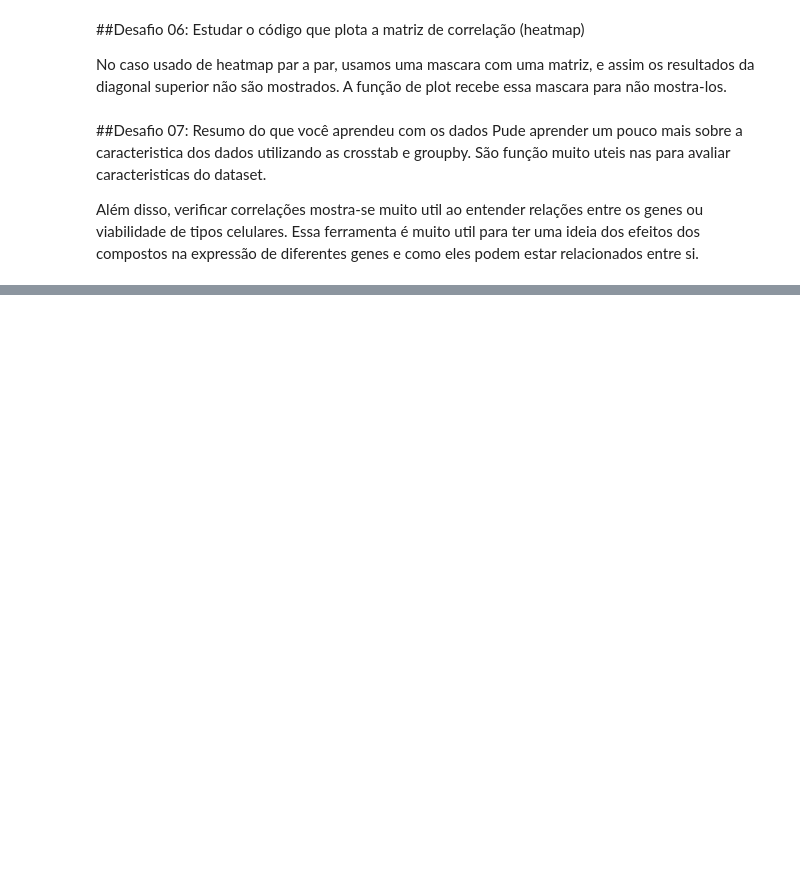
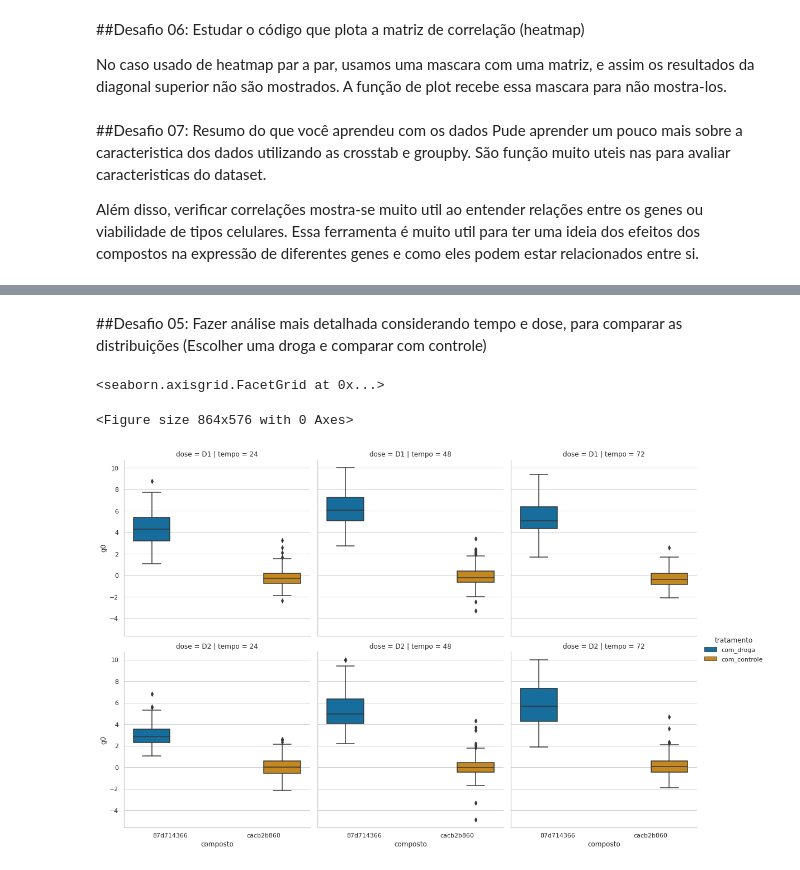
Before and after one commit to GoularteVinicius/ImersaoDadosAlura, a Jupyter notebook: Desafios_Imersão_Dados.ipynb, the cells around one changed output, grey strips where cells are left out. Saved outputs shown, nothing was run; the diff lists cells and outputs as text; code cells hidden in the pictures; blank space fills up the shorter version.

```diff
--- a/Desafios_Imersão_Dados.ipynb
+++ b/Desafios_Imersão_Dados.ipynb
@@ -495,0 +511,5 @@ Além disso, verificar correlações mostra-se muito util ao entender relações
+# %%
+dados_resultados['n_moa'] = dados_resultados.drop('id', axis=1).sum(axis=1)
+# %%
+dados_resultados['ativo_moa'] = (dados_resultados['n_moa'] != 0)
+dados_resultados.head()
@@ -495,0 +524,3 @@ Além disso, verificar correlações mostra-se muito util ao entender relações
+# %%
+ dados_combinados = pd.merge(dados, dados_resultados[['id','n_moa', 'ativo_moa']], on='id')
+ dados_combinados.head()
@@ -495,0 +600,5 @@ Além disso, verificar correlações mostra-se muito util ao entender relações
+# %%
+dados_combinados['t24']=(dados_combinados['tempo']== 24)
+dados_combinados['t48']=(dados_combinados['tempo']== 48)
+dados_combinados['t72']=(dados_combinados['tempo']== 72)
+dados_combinados.head()
@@ -495,0 +613,12 @@ Além disso, verificar correlações mostra-se muito util ao entender relações
+# %% [markdown]
+##Desafio 05: Fazer análise mais detalhada considerando tempo e dose, para comparar as distribuições (Escolher uma droga e comparar com controle)
+# %%
+compostos_interesse = dados_combinados['composto'].value_counts().index[:2]
+
+plt.figure(figsize=(12,8))
+sns.catplot(data = dados_combinados.query('composto in @compostos_interesse'), y= 'g0',
+            x='composto', hue='tratamento', row= 'dose', col= 'tempo', kind= 'box')
+# %% [output]
+<seaborn.axisgrid.FacetGrid at 0x...>
+<Figure size 864x576 with 0 Axes>
+[figure, added]
```
Also changed, not shown: parts of 21 cells of this notebook.
